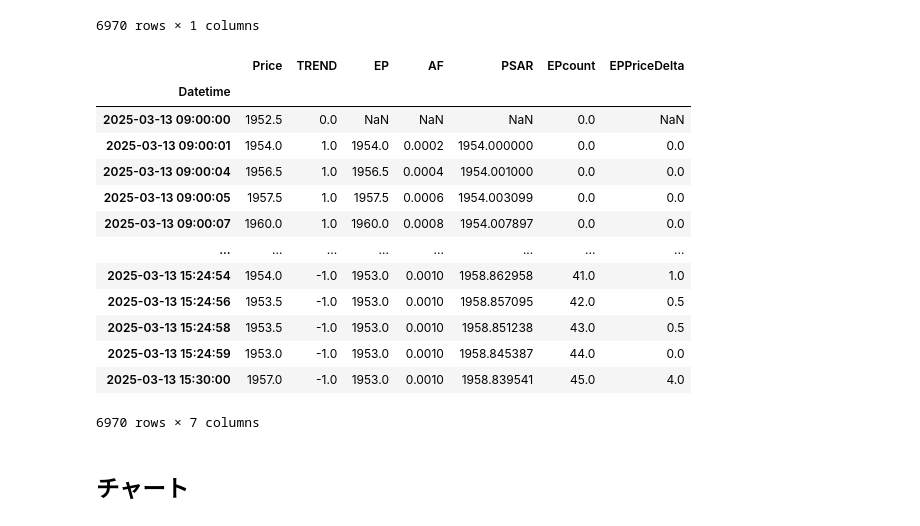
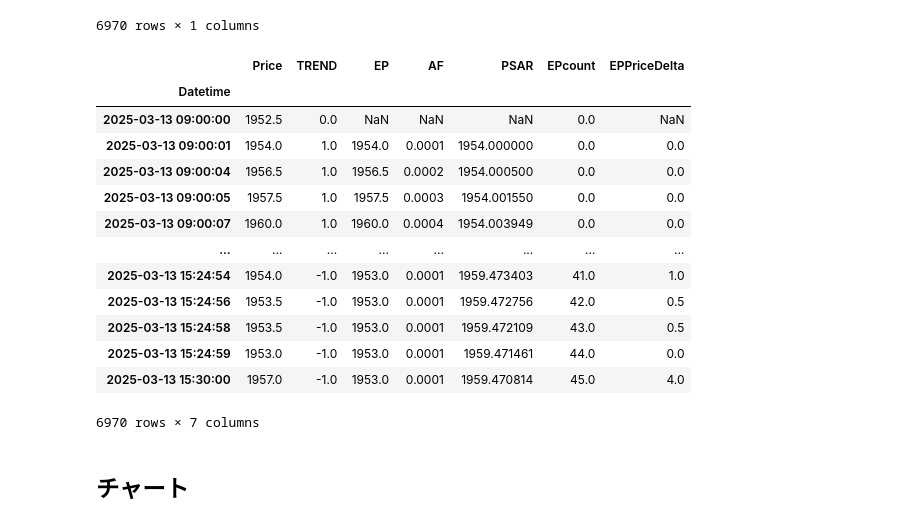
Before and after one commit to bitwalk123/day_trade_simulator, a Jupyter notebook: jupyter/study_012_rtpsar_losscut.ipynb, the cells around one changed output. Cells and saved outputs as stored; diff of their text form; code cells hidden in the pictures.

```diff
--- a/jupyter/study_012_rtpsar_losscut.ipynb
+++ b/jupyter/study_012_rtpsar_losscut.ipynb
@@ -59,32 +59,32 @@ df
 | 2025-03-13 15:30:00 | 1957.0 |
 6970 rows × 1 columns
 # %%
-af_init=0.0002
-af_step=0.0002
-af_max=0.002
+af_init=0.0001
+af_step=0.0001
+af_max=0.001
 psar = RealTimePSAR(af_init, af_step, af_max)
 
 for r in range(len(df)):
     t = df.index[r]
     price = df.loc[t, 'Price']
     psar.add(t, price)
 
 df_psar = psar.getPSAR()
 df_psar
 # %% [output]
 |  | Price | TREND | EP | AF | PSAR | EPcount | EPPriceDelta |
 | Datetime |  |  |  |  |  |  |  |
 | 2025-03-13 09:00:00 | 1952.5 | 0.0 | NaN | NaN | NaN | 0.0 | NaN |
-| 2025-03-13 09:00:01 | 1954.0 | 1.0 | 1954.0 | 0.0002 | 1954.000000 | 0.0 | 0.0 |
-| 2025-03-13 09:00:04 | 1956.5 | 1.0 | 1956.5 | 0.0004 | 1954.001000 | 0.0 | 0.0 |
-| 2025-03-13 09:00:05 | 1957.5 | 1.0 | 1957.5 | 0.0006 | 1954.003099 | 0.0 | 0.0 |
-| 2025-03-13 09:00:07 | 1960.0 | 1.0 | 1960.0 | 0.0008 | 1954.007897 | 0.0 | 0.0 |
+| 2025-03-13 09:00:01 | 1954.0 | 1.0 | 1954.0 | 0.0001 | 1954.000000 | 0.0 | 0.0 |
+| 2025-03-13 09:00:04 | 1956.5 | 1.0 | 1956.5 | 0.0002 | 1954.000500 | 0.0 | 0.0 |
+| 2025-03-13 09:00:05 | 1957.5 | 1.0 | 1957.5 | 0.0003 | 1954.001550 | 0.0 | 0.0 |
+| 2025-03-13 09:00:07 | 1960.0 | 1.0 | 1960.0 | 0.0004 | 1954.003949 | 0.0 | 0.0 |
 | ... | ... | ... | ... | ... | ... | ... | ... |
-| 2025-03-13 15:24:54 | 1954.0 | -1.0 | 1953.0 | 0.0010 | 1958.862958 | 41.0 | 1.0 |
-| 2025-03-13 15:24:56 | 1953.5 | -1.0 | 1953.0 | 0.0010 | 1958.857095 | 42.0 | 0.5 |
-| 2025-03-13 15:24:58 | 1953.5 | -1.0 | 1953.0 | 0.0010 | 1958.851238 | 43.0 | 0.5 |
-| 2025-03-13 15:24:59 | 1953.0 | -1.0 | 1953.0 | 0.0010 | 1958.845387 | 44.0 | 0.0 |
-| 2025-03-13 15:30:00 | 1957.0 | -1.0 | 1953.0 | 0.0010 | 1958.839541 | 45.0 | 4.0 |
+| 2025-03-13 15:24:54 | 1954.0 | -1.0 | 1953.0 | 0.0001 | 1959.473403 | 41.0 | 1.0 |
+| 2025-03-13 15:24:56 | 1953.5 | -1.0 | 1953.0 | 0.0001 | 1959.472756 | 42.0 | 0.5 |
+| 2025-03-13 15:24:58 | 1953.5 | -1.0 | 1953.0 | 0.0001 | 1959.472109 | 43.0 | 0.5 |
+| 2025-03-13 15:24:59 | 1953.0 | -1.0 | 1953.0 | 0.0001 | 1959.471461 | 44.0 | 0.0 |
+| 2025-03-13 15:30:00 | 1957.0 | -1.0 | 1953.0 | 0.0001 | 1959.470814 | 45.0 | 4.0 |
 6970 rows × 7 columns
 # %% [markdown]
 ## チャート
```
Also changed, not shown: parts of 1 cell of this notebook, 2 other files.
